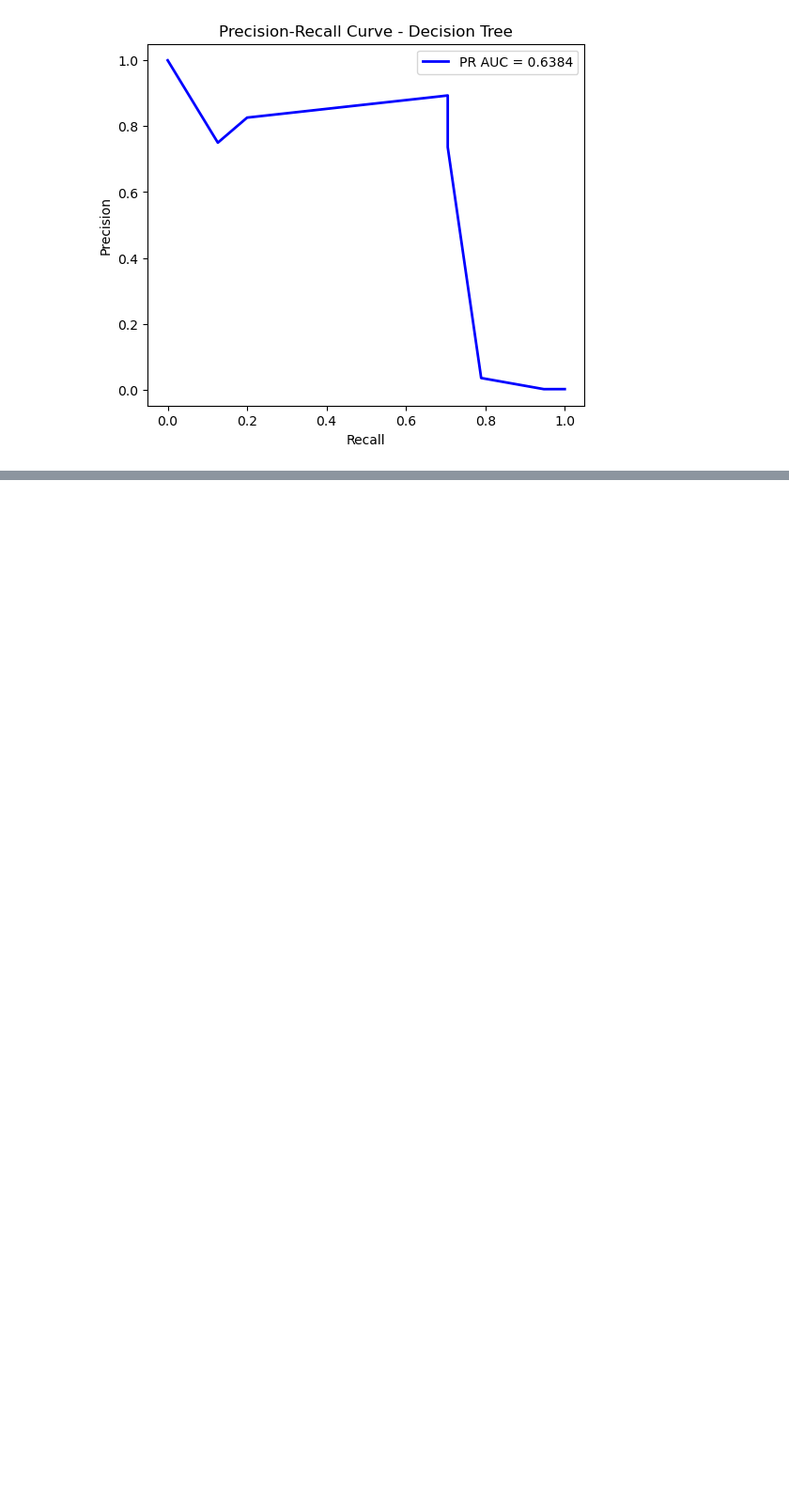
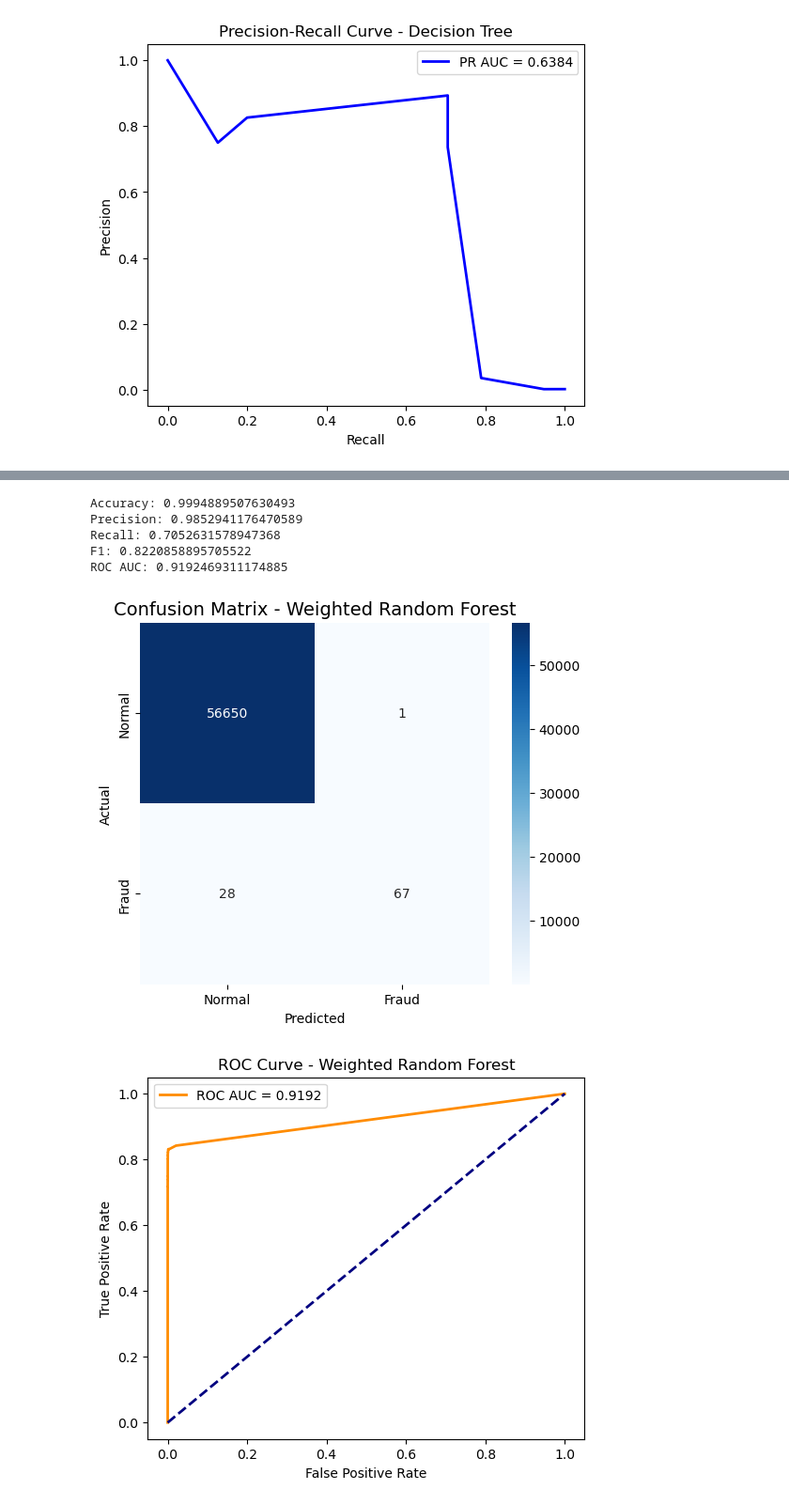
Before and after one commit to abdelrahman611982/Credit-Card-Fraud-Detection, a Jupyter notebook: Credit Card Fraud Detection.ipynb, the cells around one changed output, grey strips where cells are left out. Shown at 94% size. Cells and saved outputs as stored; diff of their text form; code cells hidden in the pictures; blank space fills up the shorter version.

```diff
--- a/Credit Card Fraud Detection.ipynb
+++ b/Credit Card Fraud Detection.ipynb
@@ -316,0 +363,21 @@ ROC AUC: 0.8640796975758316
+# %%
+rf_Weighted = RandomForestClassifier(n_estimators=100, random_state=42, class_weight='balanced')
+rf_Weighted.fit(x_train, y_train)
+
+results = evaluate_model(rf_Weighted, x_test, y_test)
+print("Accuracy:", results["accuracy"])
+print("Precision:", results["precision"])
+print("Recall:", results["recall"])
+print("F1:", results["f1"])
+print("ROC AUC:", results["roc_auc"])
+plot_confusion_matrix(results["confusion_matrix"], "Weighted Random Forest")
+plot_roc_curve(y_test, results["y_prob"], "Weighted Random Forest")
+plot_precision_recall_curve(y_test, results["y_prob"], "Weighted Random Forest")
+# %% [output]
+Accuracy: 0.9994889507630493
+Precision: 0.9852941176470589
+Recall: 0.7052631578947368
+F1: 0.8220858895705522
+ROC AUC: 0.9192469311174885
+[figure, added]
+[figure, added]
```
Also changed, not shown: parts of 3 cells of this notebook.
